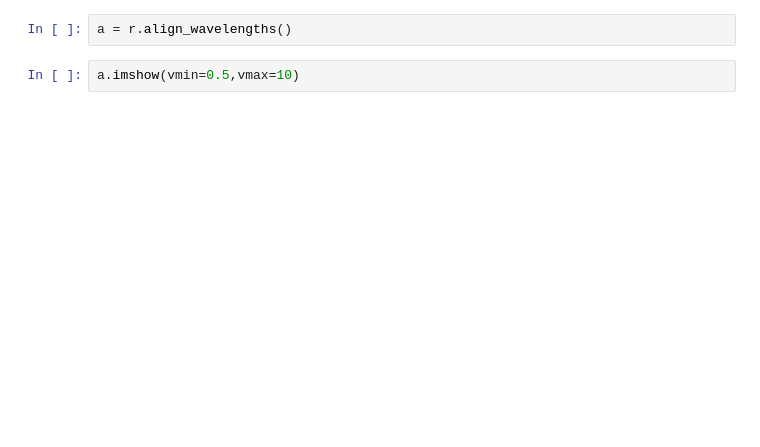
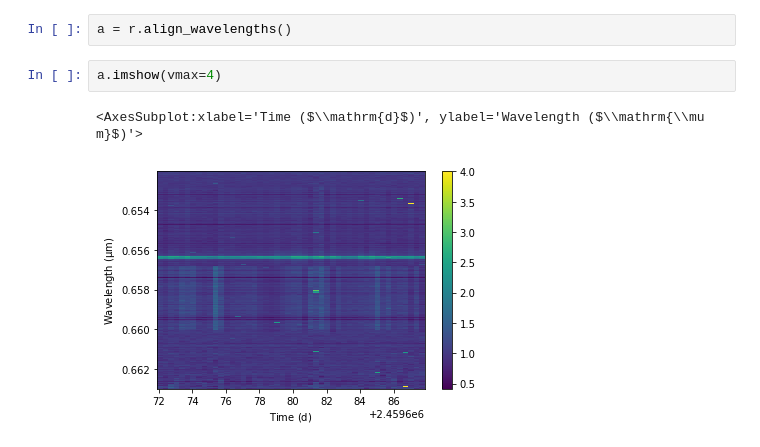
Before and after one commit to zkbt/chromatic, a Jupyter notebook: docs/nres.ipynb, the cells around one changed output. Cells and saved outputs as stored; diff of their text form; blank space fills up the shorter version.

```diff
--- a/docs/nres.ipynb
+++ b/docs/nres.ipynb
@@ -22,4 +25,7 @@ KeyError: 'wavelength'
 # %%
 a = r.align_wavelengths()
 # %%
-a.imshow(vmin=0.5,vmax=10)
+a.imshow(vmax=4)
+# %% [output]
+<AxesSubplot:xlabel='Time ($\\mathrm{d}$)', ylabel='Wavelength ($\\mathrm{\\mu m}$)'>
+[figure, added]
```
Also changed, not shown: parts of 13 cells of this notebook.
